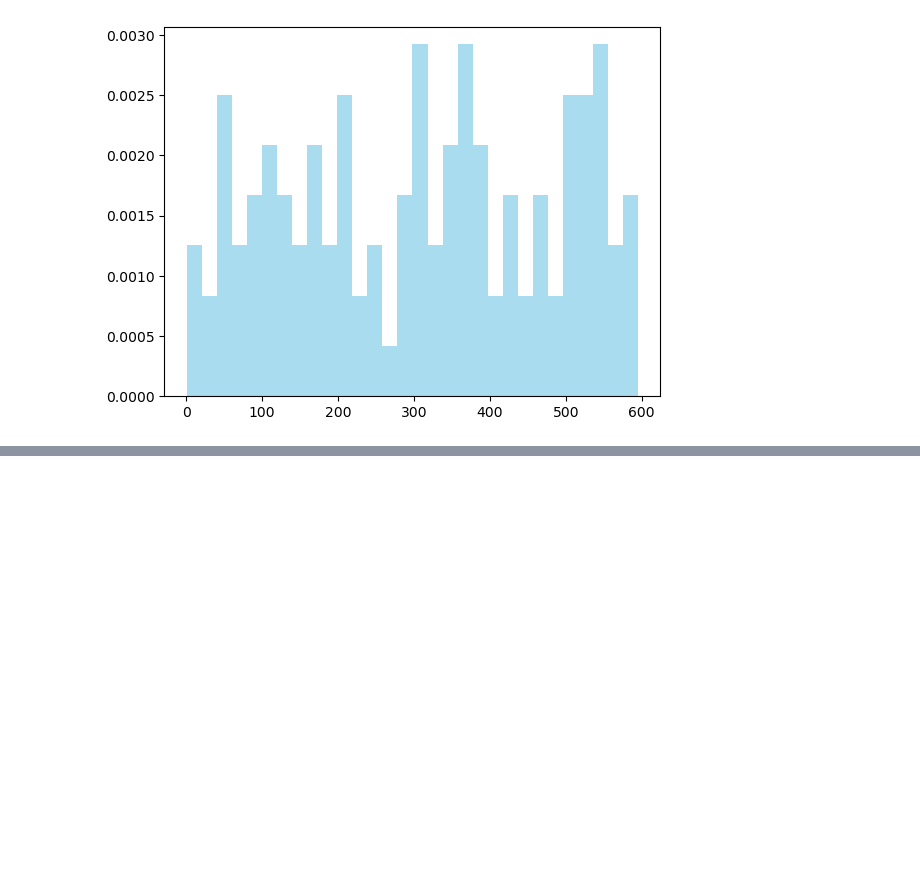
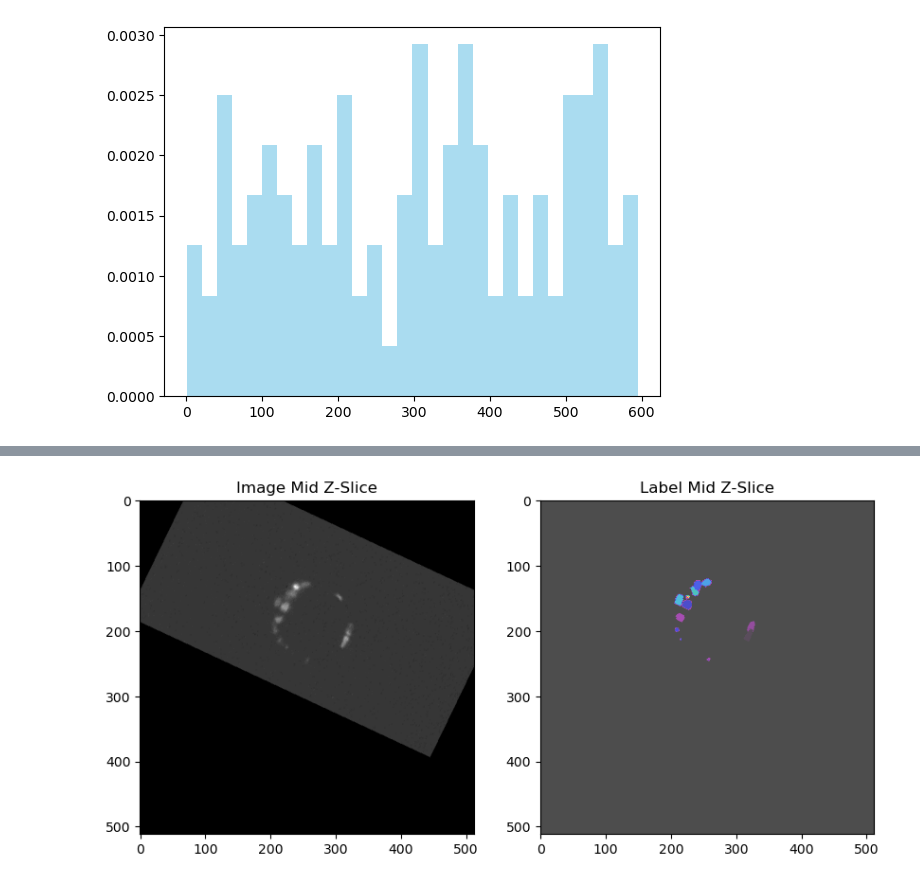
Before and after one commit to dineshchhantyal/3d-cnn-classification, a Jupyter notebook: model/notebooks/visulaization.ipynb, the cells around one changed output, grey strips where cells are left out. Drawn from its saved outputs; the diff is of its cells as text; code cells hidden in the pictures; blank space fills up the shorter version.

```diff
--- a/model/notebooks/visulaization.ipynb
+++ b/model/notebooks/visulaization.ipynb
@@ -112,0 +133,29 @@ plt.hist(val_indices, bins=30, density=True, alpha=0.7, color='skyblue')
+# %%
+import tifffile
+import numpy as np
+import matplotlib.pyplot as plt
+from mpl_toolkits.mplot3d import Axes3D
+from mpl_toolkits.mplot3d.art3d import Poly3DCollection
+
+# Load the image and label stacks
+img_path = "/mnt/home/dchhantyal/3d-cnn-classification/raw-data/230212_stack6/registered_images/nuclei_reg8_190.tif"
+label_path = "/mnt/home/dchhantyal/3d-cnn-classification/raw-data/230212_stack6/registered_label_images/label_reg8_190.tif"
+
+img_stack = tifffile.imread(img_path)
+label_stack = tifffile.imread(label_path)
+
+# Get the mid z-slice index
+mid_z = img_stack.shape[0] // 2
+center_y, center_x = img_stack.shape[1] // 2, img_stack.shape[2] // 2
+
+# Show the mid z-slice (2D)
+plt.figure(figsize=(10, 5))
+plt.subplot(1, 2, 1)
+plt.title("Image Mid Z-Slice")
+plt.imshow(img_stack[mid_z], cmap="gray")
+plt.subplot(1, 2, 2)
+plt.title("Label Mid Z-Slice")
+plt.imshow(label_stack[mid_z], cmap="nipy_spectral", alpha=0.7)
+plt.show()
+# %% [output]
+[figure, added]
```
Also changed, not shown: parts of 8 cells of this notebook, 25 other files.
